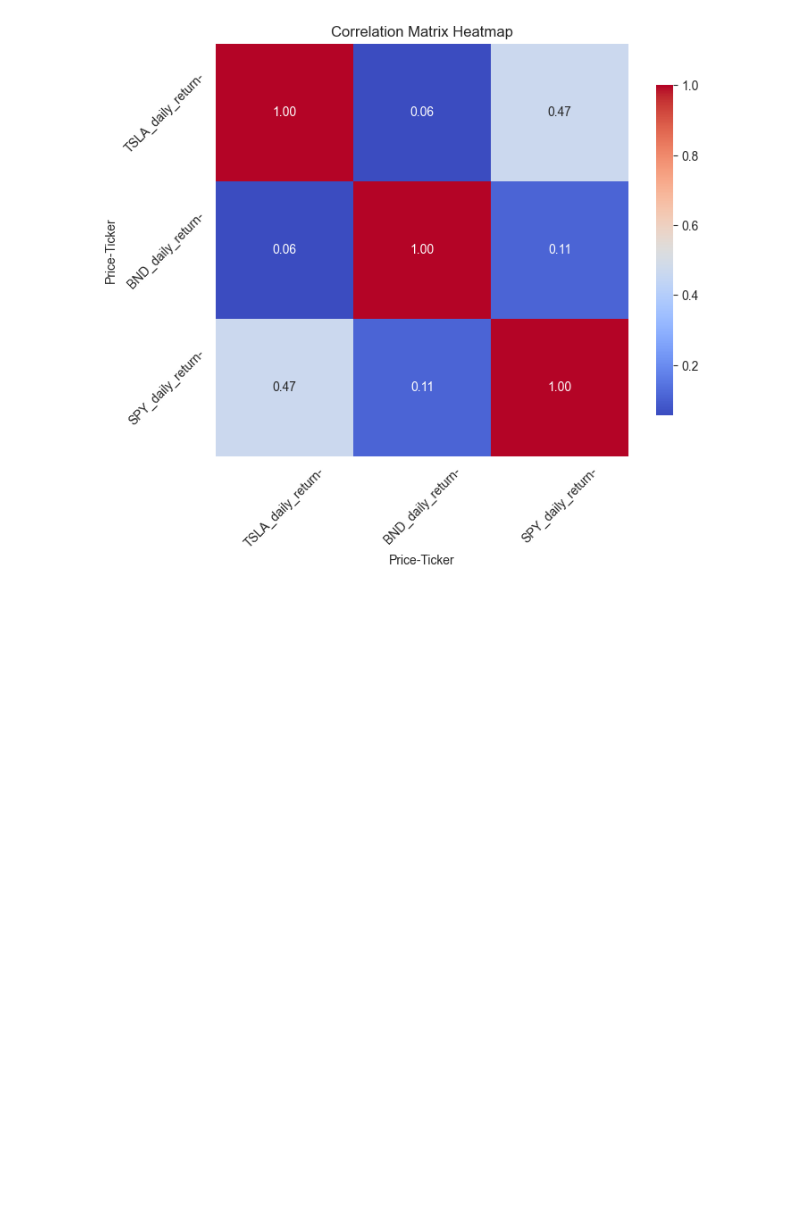
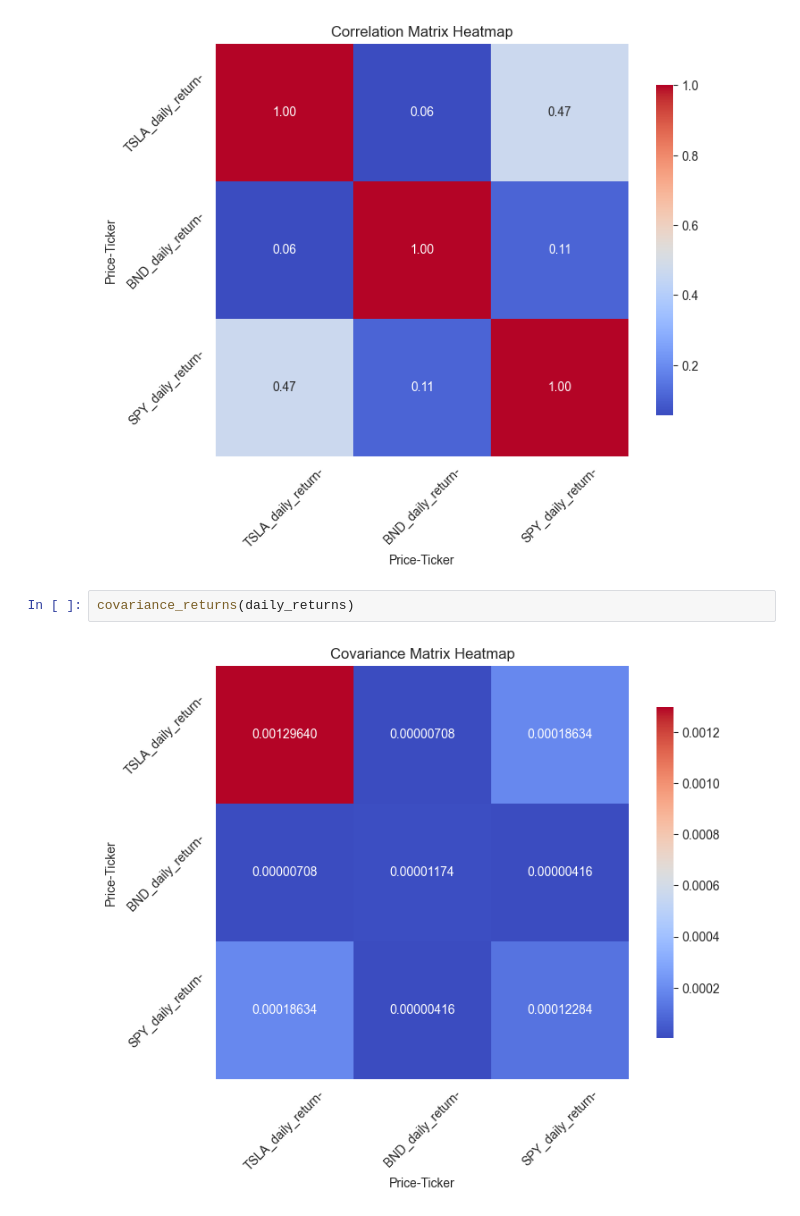
Before and after one commit to hanaDemma/Time-Series-Forecasting-for-Portfolio-Management-Optimization, a Jupyter notebook: notebooks/portfolioManagement.ipynb, the cells around one changed output. Cells and saved outputs as stored; diff of their text form; blank space fills up the shorter version.

Commit message:
covariance returns

```diff
--- a/notebooks/portfolioManagement.ipynb
+++ b/notebooks/portfolioManagement.ipynb
@@ -632,3 +632,7 @@ daily_returns = df[['TSLA_daily_return', 'BND_daily_return', 'SPY_daily_return']
 correlation_returns(daily_returns)
 # %% [output]
 [figure]
+# %%
+covariance_returns(daily_returns)
+# %% [output]
+[figure, added]
```
Also changed, not shown: parts of 12 cells of this notebook, 2 other files.
